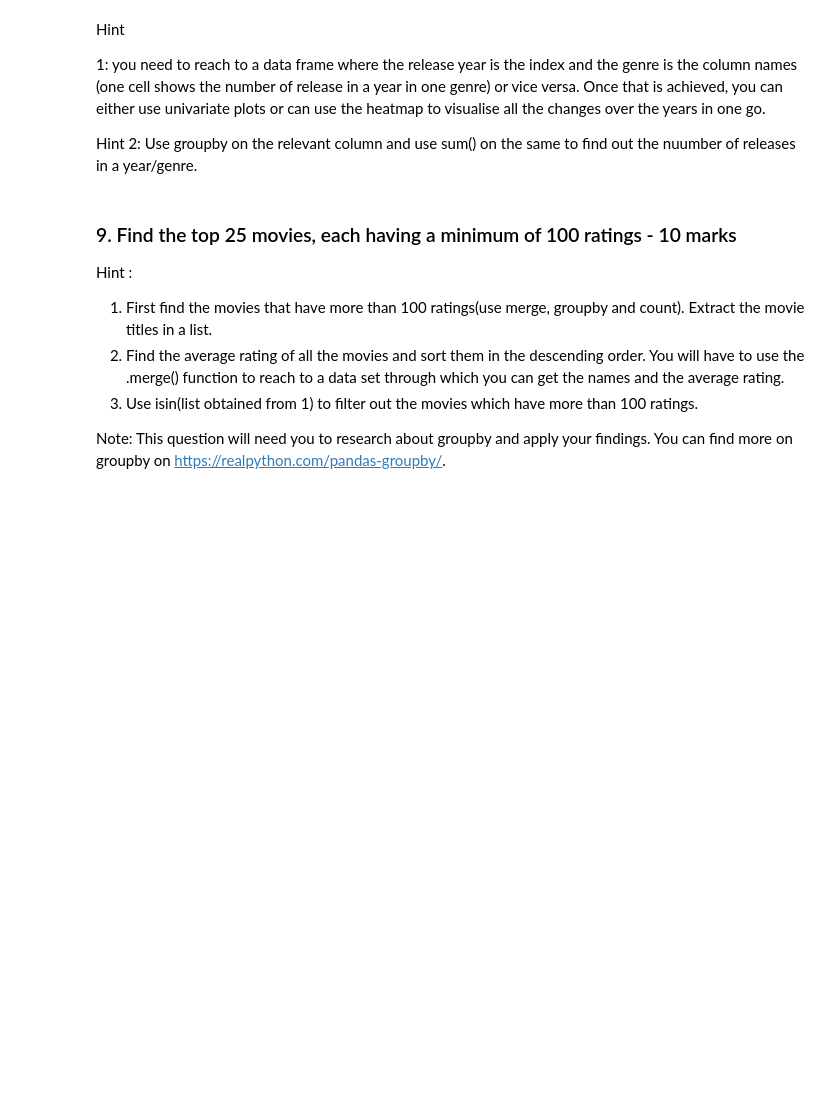
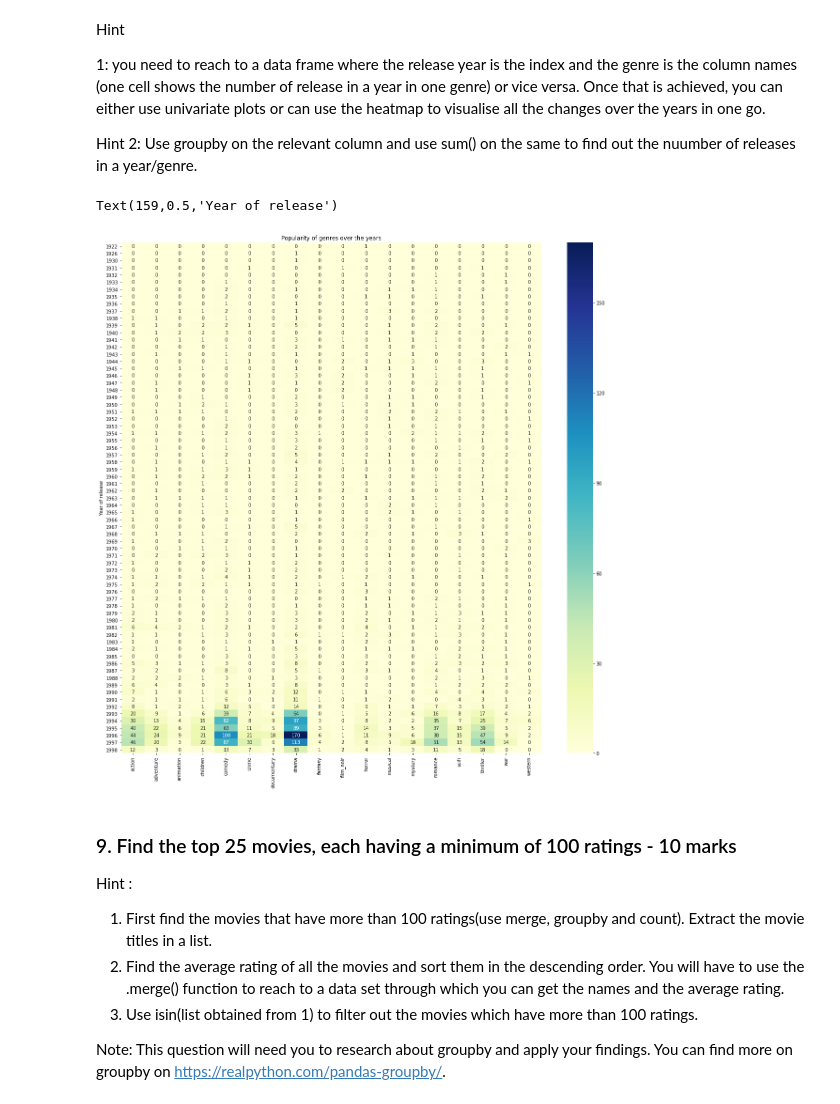
Before and after one commit to rmaciel-prog/PGP-IAML, a Jupyter notebook: MovieLens Project Questions Notebook-1.ipynb, the cells around one changed output. Cells and saved outputs as stored; diff of their text form; code cells hidden in the pictures; blank space fills up the shorter version.

```diff
--- a/MovieLens Project Questions Notebook-1.ipynb
+++ b/MovieLens Project Questions Notebook-1.ipynb
@@ -319,3 +317,22 @@ Hint 2: Use groupby on the relevant column and use sum() on the same to find out
+# %%
+#Your answer here
+df_item['year'] = extract_year(df_item['release_date'])
+
+new_df_item = df_item[['year','action', 'adventure', 'animation', 'children', 'comedy', 'crime', 'documentary', 'drama', 'fantasy',
+ 'film_noir', 'horror', 'musical', 'mystery', 'romance', 'scifi', 'thriller', 'war', 'western']].groupby(['year']).sum()
+
+
+
+new_df_item.index = new_df_item.index.map(int)
+
+##how popularity of genres has changed over the years.
+plt.figure(figsize=(20,20))
+ax = sns.heatmap(new_df_item, annot=True, fmt='d', cmap='YlGnBu')
+ax.set_title('Popularity of genres over the years')
+ax.set_ylabel('Year of release')
+# %% [output]
+Text(159,0.5,'Year of release')
+[figure, added]
 # %% [markdown]
 ### 9. Find the top 25 movies, each having a minimum of 100 ratings - 10 marks
 
```
Also changed, not shown: parts of 12 cells of this notebook.
